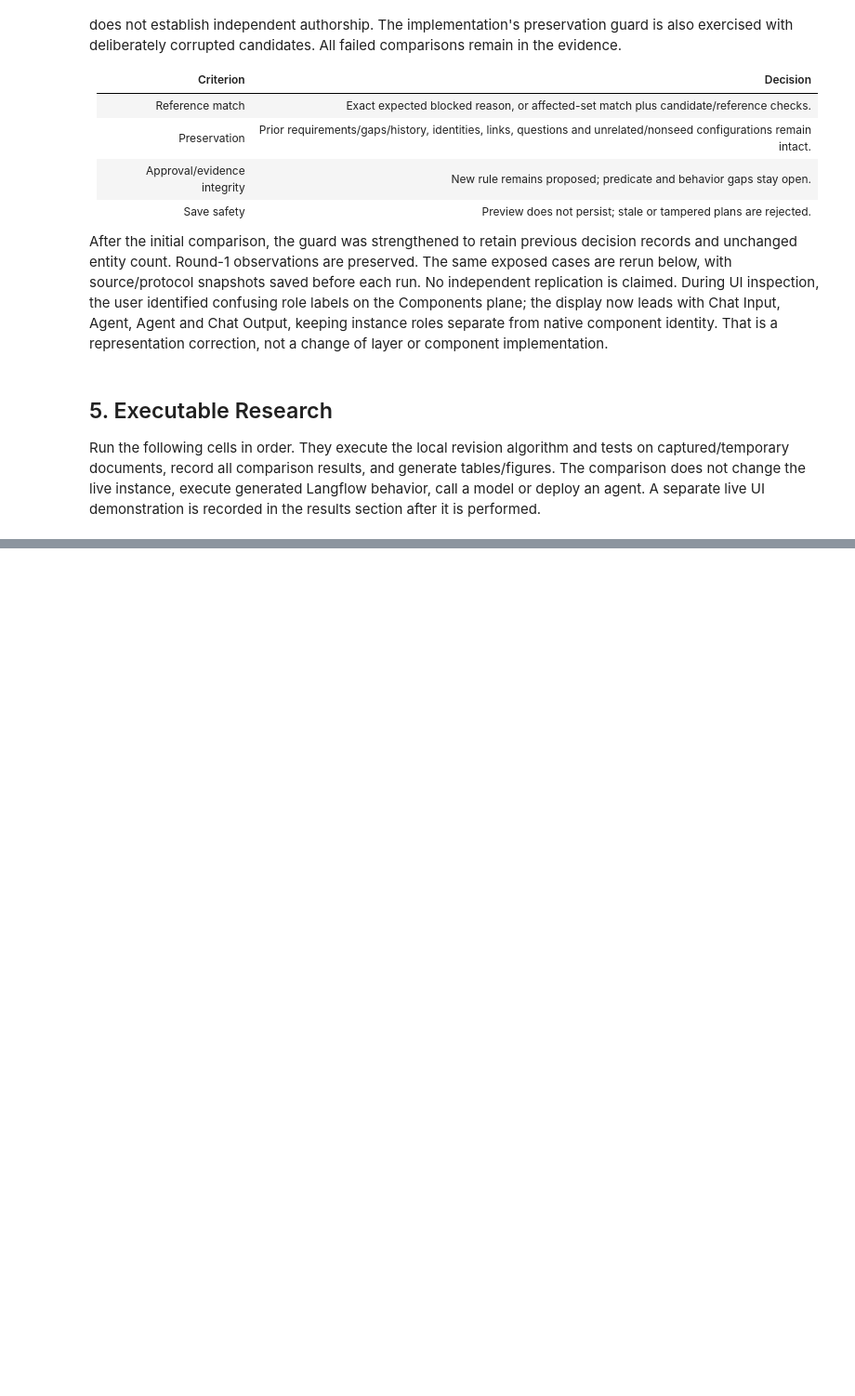
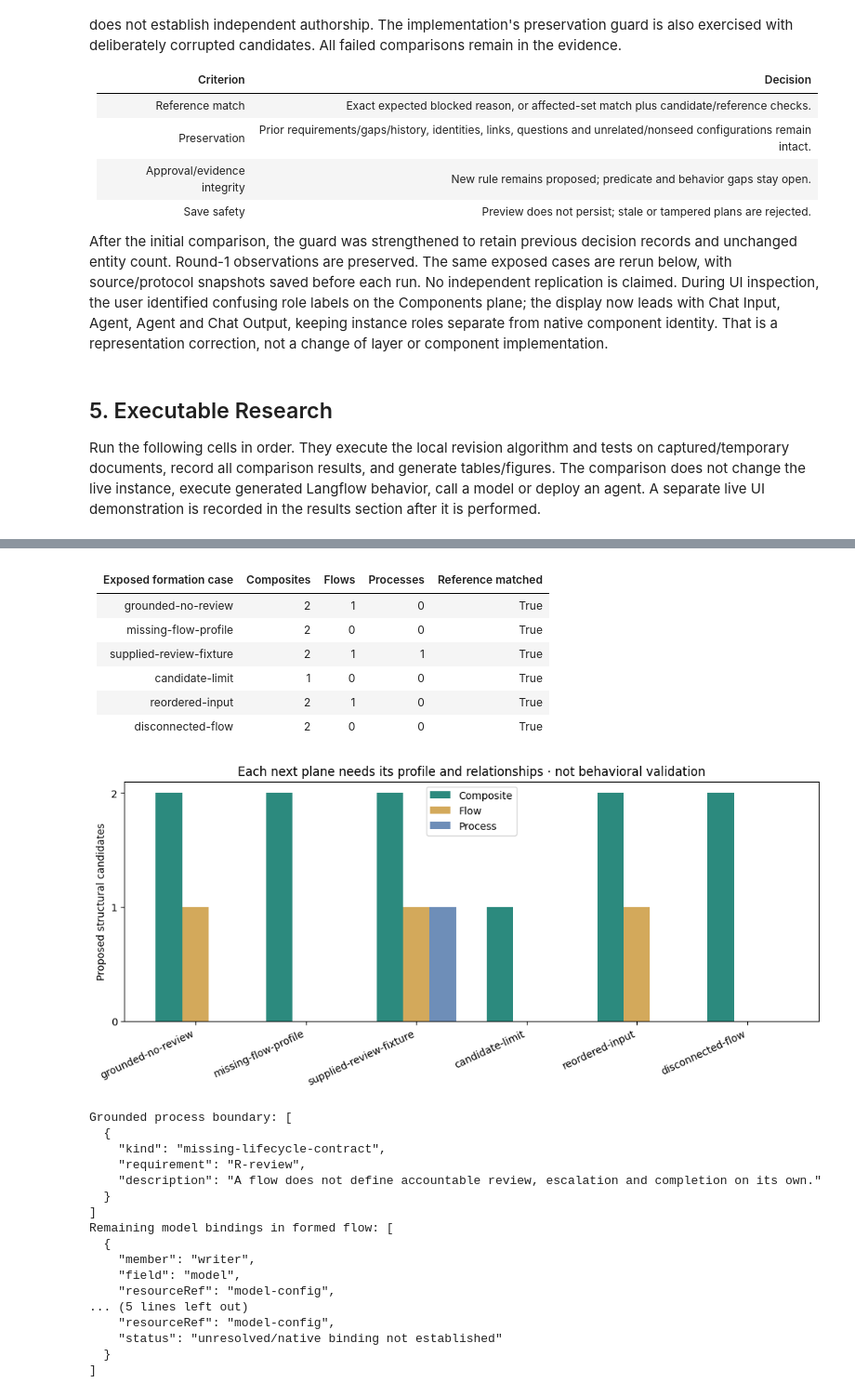
Before and after one commit to karanius/swarms, a Jupyter notebook: knowledge/research/notebooks/Paper 5 - Iterative Instance Revision.ipynb, the cells around one changed output, grey strips where cells are left out. Shown at 93% size. Cells and saved outputs as stored; diff of their text form; code cells hidden in the pictures; blank space fills up the shorter version.

Commit message:
Save research notebooks

```diff
--- a/knowledge/research/notebooks/Paper 5 - Iterative Instance Revision.ipynb
+++ b/knowledge/research/notebooks/Paper 5 - Iterative Instance Revision.ipynb
@@ -201,3 +276,48 @@ print("Cycle helper scope:",study["helper"])
+# %%
+formed_run = subprocess.run([node, "knowledge/research/paper-5-study/run-formation.mjs"], cwd=repo,
+                            text=True, capture_output=True, timeout=60, check=True)
+formation = json.loads((repo / "knowledge/research/paper-5-study/observations/layer-formation.json").read_text())
+display(Markdown("| Exposed formation case | Composites | Flows | Processes | Reference matched |\n|---|---:|---:|---:|---|\n" + "\n".join(
+    f"| {r['name']} | {r['counts'][0]} | {r['counts'][1]} | {r['counts'][2]} | {r['passed']} |" for r in formation["results"])))
+assert all(r["passed"] for r in formation["results"])
+fig, ax = plt.subplots(figsize=(10,4.5), constrained_layout=True)
+x = list(range(len(formation["results"])))
+for i,(label,color) in enumerate([("Composite","#2c8a7e"),("Flow","#d3a95b"),("Process","#6e8eb8")]):
+    ax.bar([v+(i-1)*.24 for v in x],[r["counts"][i] for r in formation["results"]],width=.24,label=label,color=color)
+ax.set_xticks(x,[r["name"] for r in formation["results"]],rotation=25,ha="right")
+ax.set_yticks([0,1,2]);ax.set_ylabel("Proposed structural candidates");ax.legend()
+ax.set_title("Each next plane needs its profile and relationships · not behavioral validation")
+plt.show()
+first = formation["results"][0]["result"]
+print("Grounded process boundary:",json.dumps(first["process"]["gaps"],indent=2))
+print("Remaining model bindings in formed flow:",json.dumps(first["flows"]["items"][0]["unresolvedBindings"],indent=2))
+# %% [output]
+| Exposed formation case | Composites | Flows | Processes | Reference matched |
+|---|---:|---:|---:|---|
+| grounded-no-review | 2 | 1 | 0 | True |
+| missing-flow-profile | 2 | 0 | 0 | True |
+| supplied-review-fixture | 2 | 1 | 1 | True |
+| candidate-limit | 1 | 0 | 0 | True |
+| reordered-input | 2 | 1 | 0 | True |
+| disconnected-flow | 2 | 0 | 0 | True |
+[figure, added]
+Grounded process boundary: [
+  {
+    "kind": "missing-lifecycle-contract",
+    "requirement": "R-review",
+    "description": "A flow does not define accountable review, escalation and completion on its own."
+  }
+]
+Remaining model bindings in formed flow: [
+  {
+    "member": "writer",
+    "field": "model",
+    "resourceRef": "model-config",
+... (5 lines left out)
+    "resourceRef": "model-config",
+    "status": "unresolved/native binding not established"
+  }
+]
 # %% [markdown]
 ## 6. Results and Implementation Record
 
```
Also changed, not shown: parts of 9 cells of this notebook.
